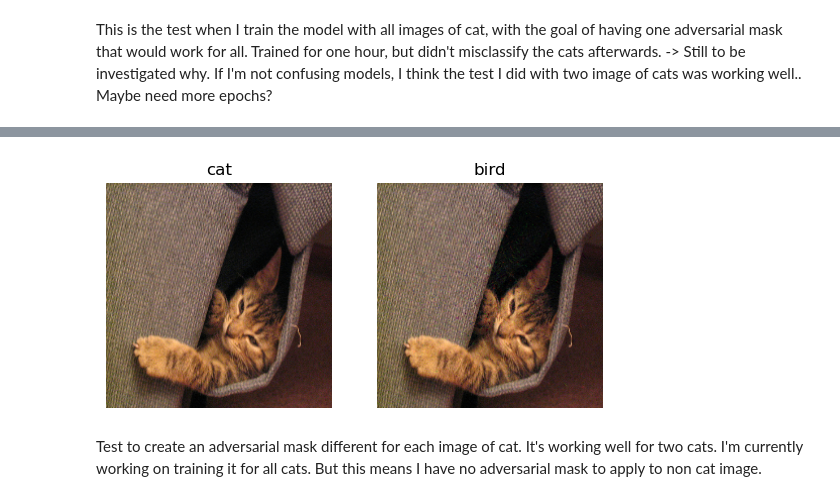
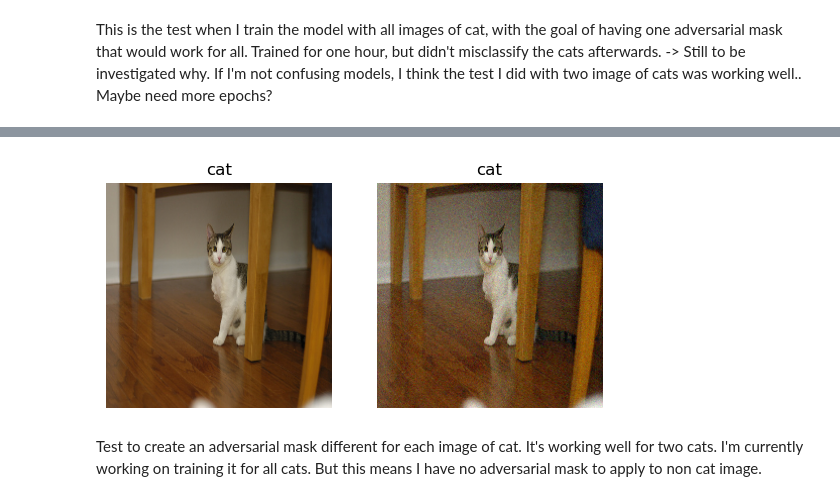
Before and after one commit to xEluaS/Computer_Vision_Group_Assignment_2, a Jupyter notebook: adversarial_attack.ipynb, the cells around one changed output, grey strips where cells are left out. Cells and saved outputs as stored; diff of their text form; code cells hidden in the pictures.

Commit message:
Revert "Test_epochs_1000"
This reverts commit 2691c967db9b2320066de6b8e96182466d0b9371.

```diff
--- a/adversarial_attack.ipynb
+++ b/adversarial_attack.ipynb
@@ -20,10 +20,10 @@ Data import as for the classification model:
 from sklearn.model_selection import train_test_split
 
 # Loading the training data
-train_df = pd.read_csv('train/train_set.csv', index_col="Id")
+train_df = pd.read_csv('/Users/perrinebamps/Documents/GitHub/Computer_Vision_Group_Assignment_2/train/train_set.csv', index_col="Id")
 labels = train_df.columns
-train_df["img"] = [np.load('train/img/train_{}.npy'.format(idx)) for idx, _ in train_df.iterrows()]
-train_df["seg"] = [np.load('train/seg/train_{}.npy'.format(idx)) for idx, _ in train_df.iterrows()]
+train_df["img"] = [np.load('/Users/perrinebamps/Documents/GitHub/Computer_Vision_Group_Assignment_2/train/img/train_{}.npy'.format(idx)) for idx, _ in train_df.iterrows()]
+train_df["seg"] = [np.load('/Users/perrinebamps/Documents/GitHub/Computer_Vision_Group_Assignment_2/train/seg/train_{}.npy'.format(idx)) for idx, _ in train_df.iterrows()]
 print("The training set contains {} examples.".format(len(train_df)))
 
 # Loading the test data
@@ -59,10 +59,6 @@ The training set contains 749 examples.
 Code below copied from Pretrained_classification:
 # %%
 from keras.applications import InceptionResNetV2
-from keras.models import Model
-#import regularizers
-from keras.layers import Dense, Dropout
-from keras import regularizers
 
 base_model = InceptionResNetV2(include_top=False,
                                       weights="imagenet",     # "imagenet" when transfer learning
@@ -70,15 +66,14 @@ base_model = InceptionResNetV2(include_top=False,
                                       pooling = "avg"
                                       )
 x = base_model.output
-x = Dropout(0.2)(x)
-x = Dense(512, activation="relu",kernel_regularizer=regularizers.L2(0.001))(x)
-x = Dense(512, activation="relu",kernel_regularizer=regularizers.L2(0.001))(x)
+x = Dropout(0.5)(x)
+x = Dense(1024, activation="relu")(x)
 
 predictions = Dense(20, activation="sigmoid")(x)
 
 model = Model(inputs=base_model.input, outputs=predictions)
 
-model.load_weights("InceptionResNetV2_noweights_best.h5")
+model.load_weights("/Users/perrinebamps/Documents/GitHub/Computer_Vision_Group_Assignment_2/InceptionResNetV2_augmented.h5")
 # %% [markdown]
 The code below has been copied (and adapted for size of images and model) from this webpage: https://medium.com/mindboard/generating-adversarial-samples-in-keras-tutorial-f881ac836246
 
@@ -134,13 +129,13 @@ def generate_adversary(img,target,model,regularization,loss_function):
     target_vector[target] = 1.
 
     #callback for saving weights with smallest loss
-    checkpoint = ModelCheckpoint('adversarial_weights.h5', monitor='loss', verbose=0, save_best_only=True, save_weights_only=True,
+    checkpoint = ModelCheckpoint('/Users/perrinebamps/Documents/adversarial_weights.h5', monitor='loss', verbose=0, save_best_only=True, save_weights_only=True,
                                  mode='auto', save_freq='epoch')#period=1)
     #train adversarial image
     adversarial_model.fit(x={'image':np.expand_dims(img, axis=0),'unity':np.ones(shape=(1, 1))},y=target_vector.reshape(1,-1),epochs=100,verbose=0,
                          callbacks=[checkpoint])
     #restore best weights
-    adversarial_model.load_weights('adversarial_weights.h5')
+    adversarial_model.load_weights('/Users/perrinebamps/Documents/adversarial_weights.h5')
 
     #quantize adversarial noise
     quantized_weights = np.round(adversarial_model.get_weights()[0].reshape((224, 224, 3)) * 255.) / 255.
@@ -294,7 +289,7 @@ def train_adversary_model_for_batch(batch_images, target_class, model, regulariz
     target_vector[:, target_class] = 1.
 
     # Callback for saving weights with smallest loss
-    checkpoint = ModelCheckpoint('adversarial_weights.h5', monitor='loss', verbose=0,
+    checkpoint = ModelCheckpoint('/Users/perrinebamps/Documents/MAI2023-2024/ProjectCV/adversarial_weights.h5', monitor='loss', verbose=0,
                                  save_best_only=True, save_weights_only=True, mode='auto', save_freq='epoch')
 
     # Expand dimensions of images to include batch size
@@ -306,13 +301,13 @@ def train_adversary_model_for_batch(batch_images, target_class, model, regulariz
                          callbacks=[checkpoint])
 
     # Restore best weights
-    adversarial_model.load_weights('adversarial_weights.h5')
+    adversarial_model.load_weights('/Users/perrinebamps/Documents/MAI2023-2024/ProjectCV/adversarial_weights.h5')
 
     # Quantize adversarial noise
     quantized_weights = np.round(adversarial_model.get_weights()[0].reshape((224, 224, 3)) * 255.) / 255.
 
     # Save adversarial noise weights
-    np.save('generalized_adversarial_noise.npy', quantized_weights)
+    np.save('/Users/perrinebamps/Documents/MAI2023-2024/ProjectCV/generalized_adversarial_noise.npy', quantized_weights)
 
     return quantized_weights
 
@@ -320,4 +315,4 @@ def train_adversary_model_for_batch(batch_images, target_class, model, regulariz
 batch_images = X_train[np.argmax(y_train, axis=1)==7]   # 7 = Cat
 target = 2  # 2 = Bird
 # Train the adversarial model with l1 regularization and categorical crossentropy loss as the loss function
-adversarial_noise = train_adversary_model_for_batch(batch_images, target, model, l1(0.01), 'categorical_crossentropy', epochs=1000)
+adversarial_noise = train_adversary_model_for_batch(batch_images, target, model, l1(0.01), 'categorical_crossentropy', epochs=100)
@@ -390,7 +345,7 @@ def classify_with_generalized_adversarial(image, model, adversarial_noise):
 #adversarial_noise = np.load('generalized_adversarial_noise.npy')
 
 # Classify an image (img)
-img = X_train[np.argmax(y_train, axis=1)==7][10,:,:,:]
+img = X_train[np.argmax(y_train, axis=1)==7][0,:,:,:]
 predictions, adv_img = classify_with_generalized_adversarial(img, model, adversarial_noise)
 
 ind_true = 7
@@ -410,4 +365,4 @@ plt.show()
-[figure, old version]
+[figure, new version]
 # %% [markdown]
 Test to create an adversarial mask different for each image of cat. It's working well for two cats. I'm currently working on training it for all cats. But this means I have no adversarial mask to apply to non cat image.
 # %%
```
Also changed, not shown: parts of 3 cells of this notebook.
